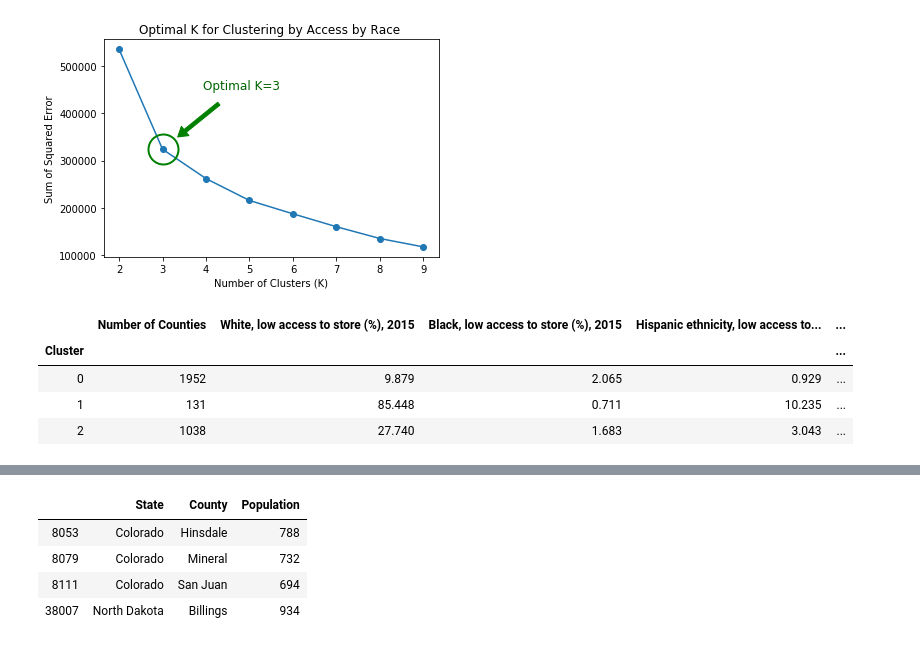
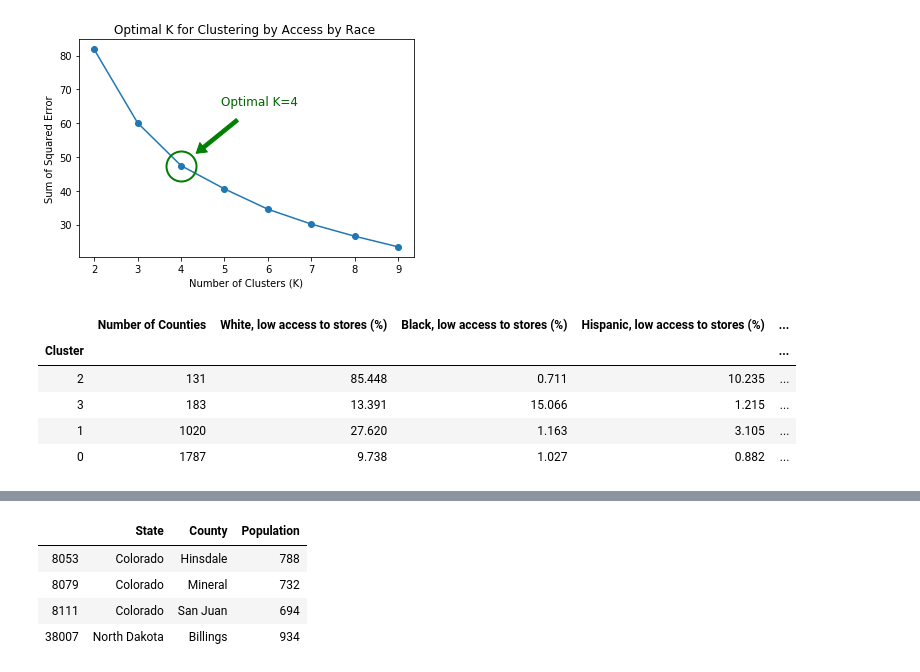
Before and after one commit to PreethiVijai/ML-project, a Jupyter notebook: clustering.ipynb, the cells around one changed output, grey strips where cells are left out. Drawn from its saved outputs; the diff is of its cells as text; code cells hidden in the pictures.

```diff
--- a/clustering.ipynb
+++ b/clustering.ipynb
@@ -7,11 +7,13 @@ import data
 # %%
 from sklearn.cluster import KMeans
 from sklearn.metrics import silhouette_score
+from sklearn.preprocessing import MinMaxScaler
 
 class Cluster:
-    def __init__(self, label, columns, population=0):
+    def __init__(self, label, columns, population=0, k=None, scale=True):
         self.label = label
         self.columns = columns
+        self.scale = scale
 
         all = data.all.loc[data.all["Population Estimate, 2016"] > population]
 
@@ -19,7 +21,11 @@ class Cluster:
         self.X = X.dropna()
         self.na_count = len(X) - len(self.X)
 
-        self.k = self.elbow()
+        if self.scale:
+            self.scaler = MinMaxScaler()
+            self.X[self.X.columns] = self.scaler.fit_transform(self.X[self.X.columns])
+
+        self.k = self.elbow() if k is None else k
 
         self.clf = KMeans(n_clusters=self.k)
         self.clf.fit(self.X)
@@ -72,7 +78,9 @@ class Cluster:
 
     @property
     def clusters(self):
-        df = pd.DataFrame(self.clf.cluster_centers_,
+        cluster_centers = self.scaler.inverse_transform(self.clf.cluster_centers_) if self.scale else self.clf.cluster_centers_
+
+        df = pd.DataFrame(cluster_centers,
             columns=list(self.columns.values())
         ).round(3)
         df.index.name = "Cluster"
@@ -92,26 +100,26 @@ class Cluster:
         df["Average Population"] = df["Average Population"].round()
         df["Average Bachelor's Degree %"] = df["Average Bachelor's Degree %"].round(1)
 
-        return df
+        return df.sort_values(by=["Number of Counties"])
 
     def counties_in_cluster(self, cluster):
         df = self.data.loc[self.data["Cluster"] == cluster]
         df = df[["State", "County", "Population Estimate, 2016",]]
         return df.rename(columns={ "Population Estimate, 2016": "Population" })
 # %%
-race = Cluster("Clustering by Access by Race ", {
-    "PCT_LACCESS_WHITE15": "White, low access to store (%), 2015",
-    "PCT_LACCESS_BLACK15": "Black, low access to store (%), 2015",
-    "PCT_LACCESS_HISP15": "Hispanic ethnicity, low access to store (%), 2015",
-    "PCT_LACCESS_NHASIAN15": "Asian, low access to store (%), 2015",
-    "PCT_LACCESS_NHNA15": "American Indian or Alaska Native, low access to store (%), 2015",
-    "PCT_LACCESS_NHPI15": "Hawaiian or Pacific Islander, low access to store (%), 2015",
-})
-race.clusters
+Cluster("Clustering by Access by Race ", {
+    "PCT_LACCESS_WHITE15": "White, low access to stores (%)",
+    "PCT_LACCESS_BLACK15": "Black, low access to stores (%)",
+    "PCT_LACCESS_HISP15": "Hispanic, low access to stores (%)",
+    "PCT_LACCESS_NHASIAN15": "Asian, low access to stores (%)",
+    "PCT_LACCESS_NHNA15": "American Indian or Alaska Native, low access to stores (%)",
+    "PCT_LACCESS_NHPI15": "Hawaiian or Pacific Islander, low access to stores (%)",
+}).clusters
 # %% [output]
-[figure, old version]
+[figure, new version]
-|  | Number of Counties | White, low access to store (%), 2015 | Black, low access to store (%), 2015 | Hispanic ethnicity, low access to... | ... |
+|  | Number of Counties | White, low access to stores (%) | Black, low access to stores (%) | Hispanic, low access to stores (%) | ... |
 | Cluster |  |  |  |  | ... |
-| 0 | 1952 | 9.879 | 2.065 | 0.929 | ... |
-| 1 | 131 | 85.448 | 0.711 | 10.235 | ... |
-| 2 | 1038 | 27.740 | 1.683 | 3.043 | ... |
+| 2 | 131 | 85.448 | 0.711 | 10.235 | ... |
+| 3 | 183 | 13.391 | 15.066 | 1.215 | ... |
+| 1 | 1020 | 27.620 | 1.163 | 3.105 | ... |
+| 0 | 1787 | 9.738 | 1.027 | 0.882 | ... |
```
Also changed, not shown: parts of 9 cells of this notebook.
